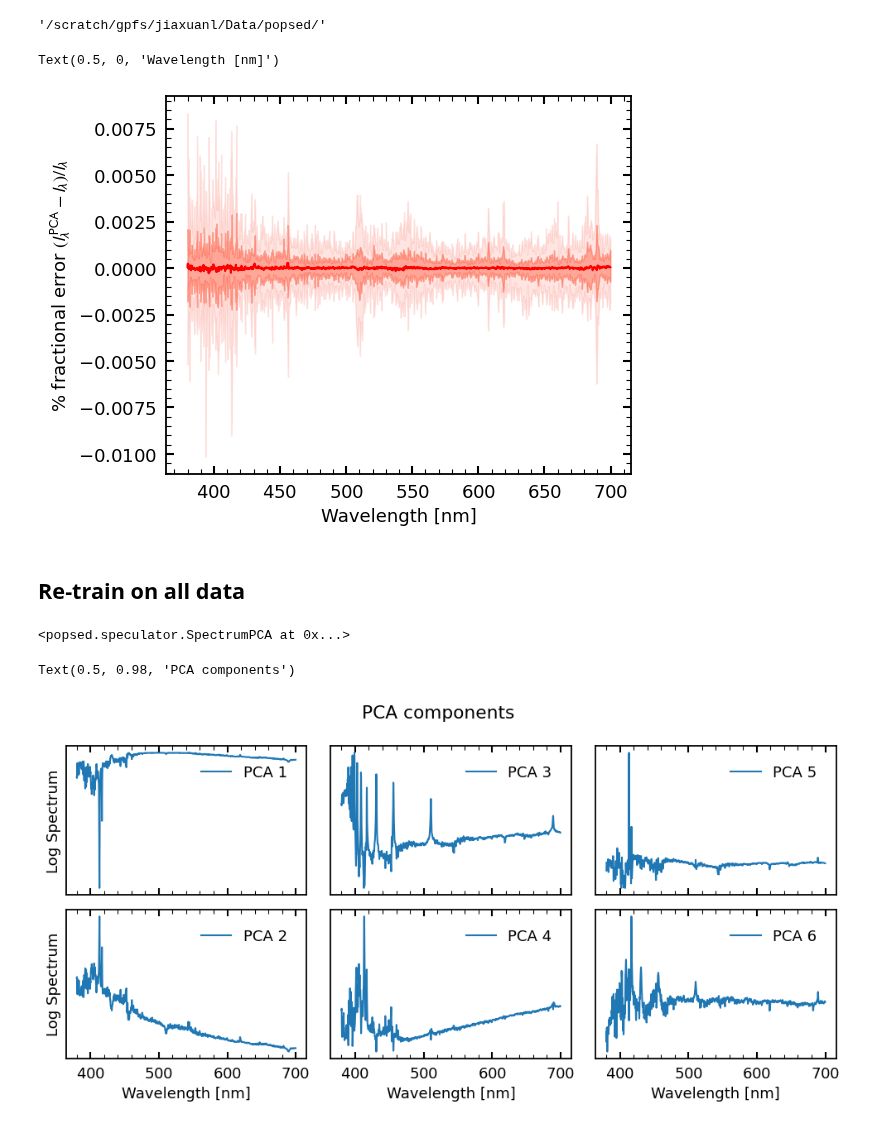
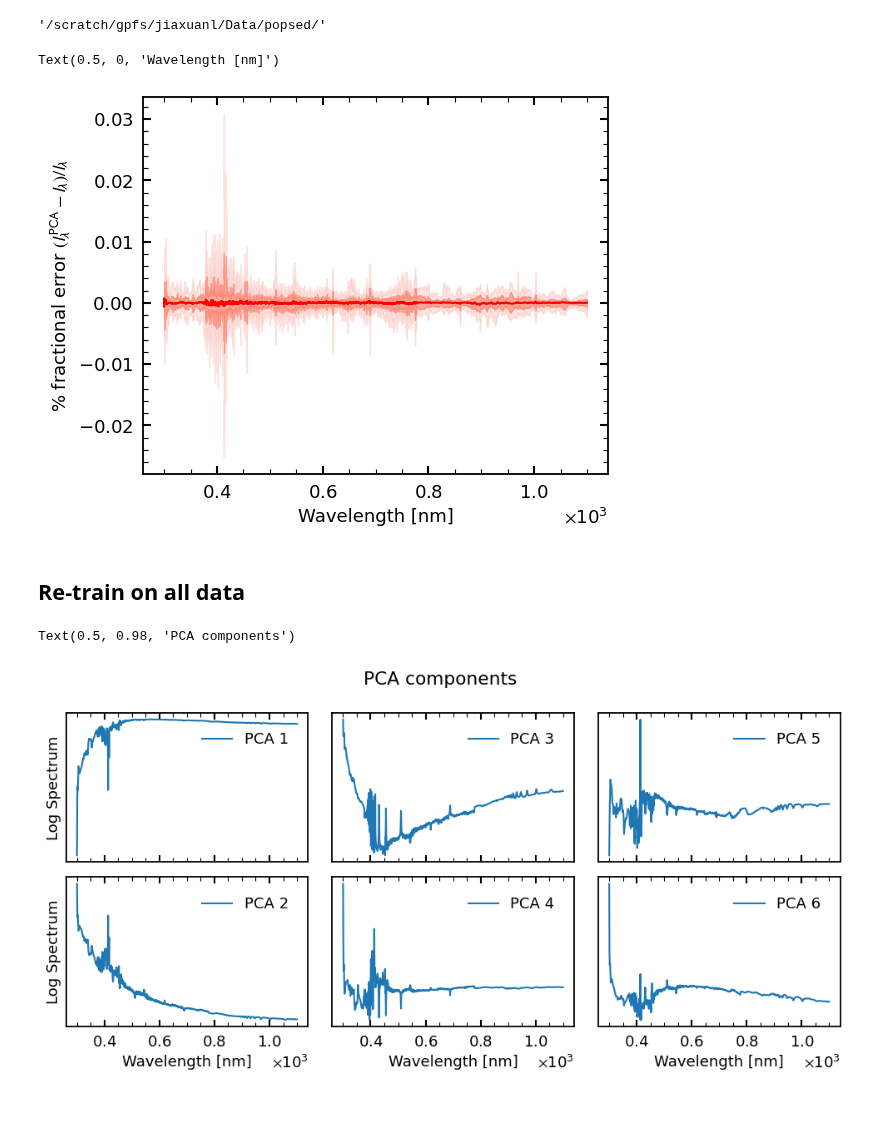
Before and after one commit to AstroJacobLi/popsed, a Jupyter notebook: notebooks/forward_model/PCA_components.ipynb, the cells around one changed output. Saved outputs shown, nothing was run; the diff lists cells and outputs as text; code cells hidden in the pictures.

```diff
--- a/notebooks/forward_model/PCA_components.ipynb
+++ b/notebooks/forward_model/PCA_components.ipynb
@@ -29,25 +29,25 @@ pca.train_pca()
 # %%
 log_spec, log_spec_in_basis = pca.validate_pca_basis('./train_sed/log_spec_vali.npy')
 # %%
-diff = (10**log_spec - 10**log_spectra_in_basis) / 10**log_spec * 100
+diff = (10**log_spec - 10**log_spec_in_basis) / 10**log_spec * 100
 # %%
-x = np.arange(3800, 7000, 2) / 10
+x = np.arange(3000, 11000, 2) / 10
 plt.plot(x, np.median(diff, axis=0), color='r')
 plt.fill_between(x,
                  np.percentile(diff, (1 - norm.cdf(1)) * 100, axis=0),
                  np.percentile(diff, norm.cdf(1) * 100, axis=0), alpha=0.5, color='tomato')
 
 plt.fill_between(x,
                  np.percentile(diff, (1 - norm.cdf(2)) * 100, axis=0),
                  np.percentile(diff, norm.cdf(2) * 100, axis=0), alpha=0.2, color='salmon')
 
 #plt.ylim(-0.008, 0.008)
 
 plt.ylabel(r'% fractional error $(l_{\lambda}^{\mathrm{PCA}} - l_{\lambda})/l_{\lambda}$')
 plt.xlabel('Wavelength [nm]')
 # %% [output]
 Text(0.5, 0, 'Wavelength [nm]')
-[figure, old version]
+[figure, new version]
 # %% [markdown]
 ## Re-train on all data
 # %%
@@ -57,14 +57,10 @@ pca.train_pca()
 pca.transform_and_stack_training_data(filename='./train_sed/pca', retain=True)
 # %%
 pca.save('./train_sed/pca_trained.pkl')
-# %%
-pca
-# %% [output]
-<popsed.speculator.SpectrumPCA at 0x...>
 # %%
 fig, axes = plt.subplots(2, 3, figsize=(12, 5), sharex=True)
 
-x = np.arange(3800, 7000, 2) / 10
+x = np.arange(3000, 11000, 2) / 10
 
 for i in range(6):
     ax = axes[i % 2, i // 2]
@@ -81,7 +77,7 @@ for k in range(3):
 plt.suptitle('PCA components')
 # %% [output]
 Text(0.5, 0.98, 'PCA components')
-[figure, old version]
+[figure, new version]
 # %%
 log_spec, log_spec_in_basis = pca.validate_pca_basis('./train_sed/log_spec_all.npy')
 diff = (10**log_spec - 10**log_spec_in_basis) / 10**log_spec * 100
```
Also changed, not shown: parts of 2 cells of this notebook, 3 other files.
